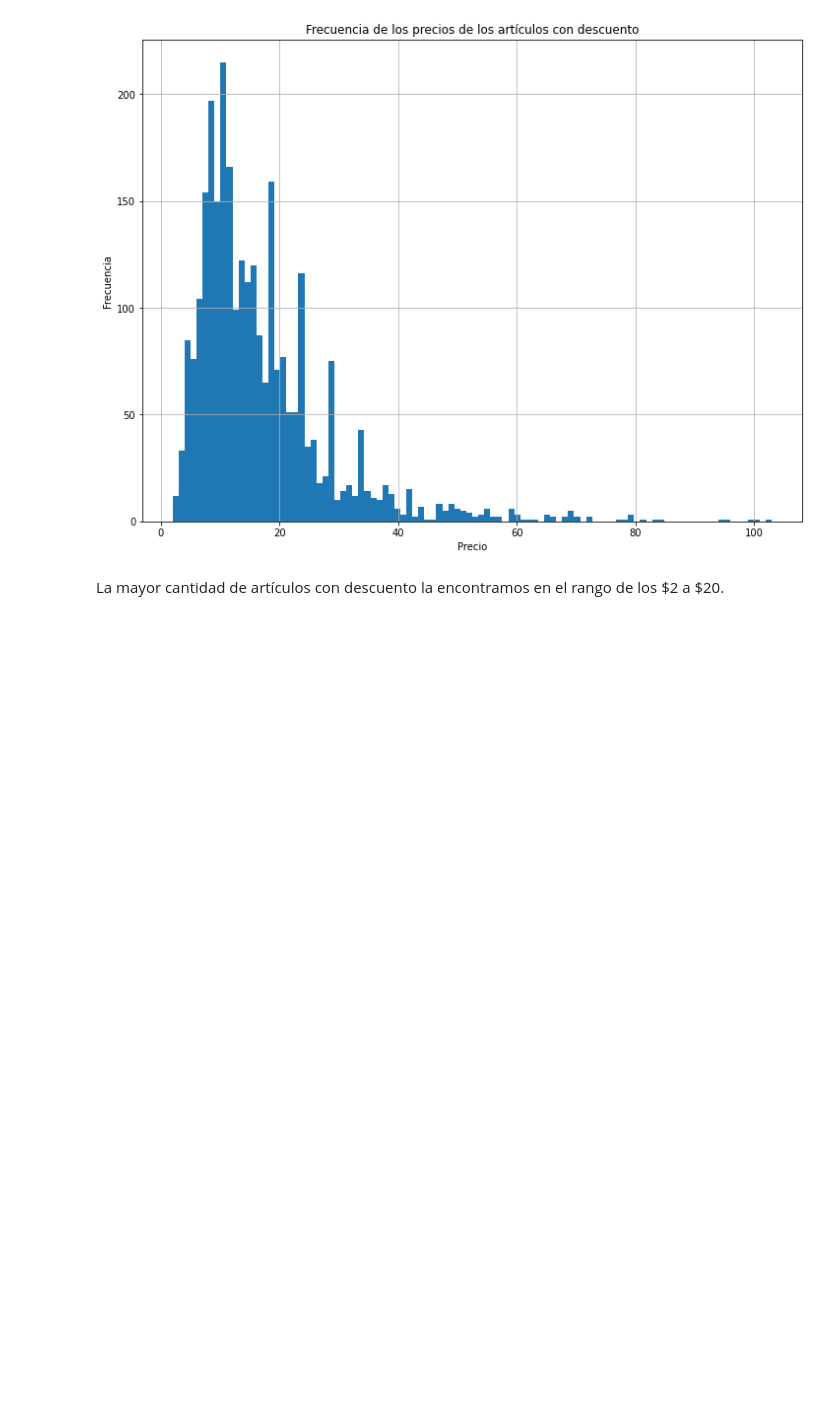
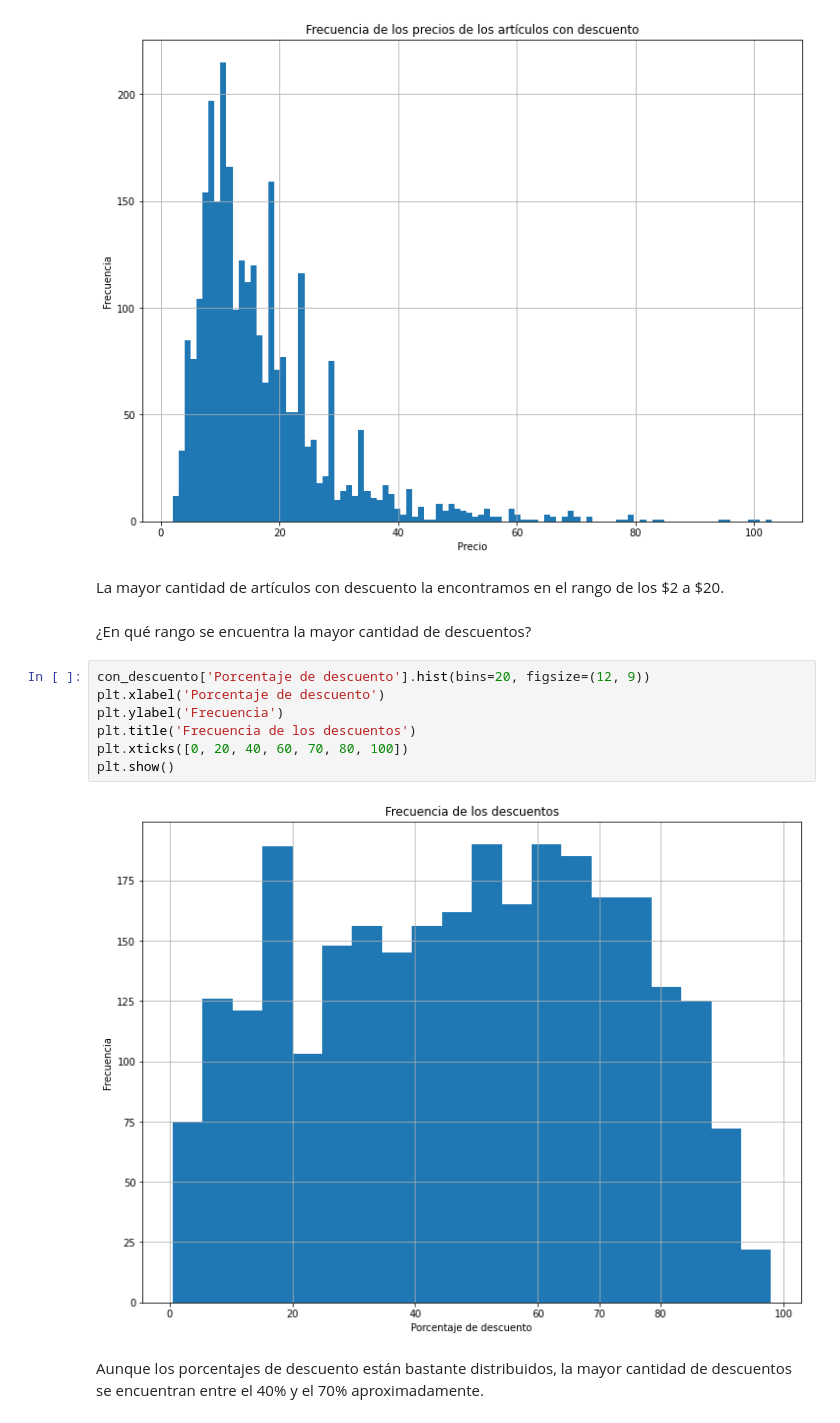
Before and after one commit to Estani94/Limpieza-y-EDA-Dataset-Amazon, a Jupyter notebook: EDA_amazon.ipynb, the cells around one changed output. Drawn from its saved outputs; the diff is of its cells as text; blank space fills up the shorter version.

Commit message:
Frecuencia de precios y descuentos de productos con descuento

```diff
--- a/EDA_amazon.ipynb
+++ b/EDA_amazon.ipynb
@@ -344,3 +343,16 @@ plt.show()
 [figure]
 # %% [markdown]
 La mayor cantidad de artículos con descuento la encontramos en el rango de los &#36;2 a &#36;20.
+# %% [markdown]
+¿En qué rango se encuentra la mayor cantidad de descuentos?
+# %%
+con_descuento['Porcentaje de descuento'].hist(bins=20, figsize=(12, 9))
+plt.xlabel('Porcentaje de descuento')
+plt.ylabel('Frecuencia')
+plt.title('Frecuencia de los descuentos')
+plt.xticks([0, 20, 40, 60, 70, 80, 100])
+plt.show()
+# %% [output]
+[figure, added]
+# %% [markdown]
+Aunque los porcentajes de descuento están bastante distribuidos, la mayor cantidad de descuentos se encuentran entre el 40% y el 70% aproximadamente.
```
Also changed, not shown: parts of 1 cell of this notebook.
